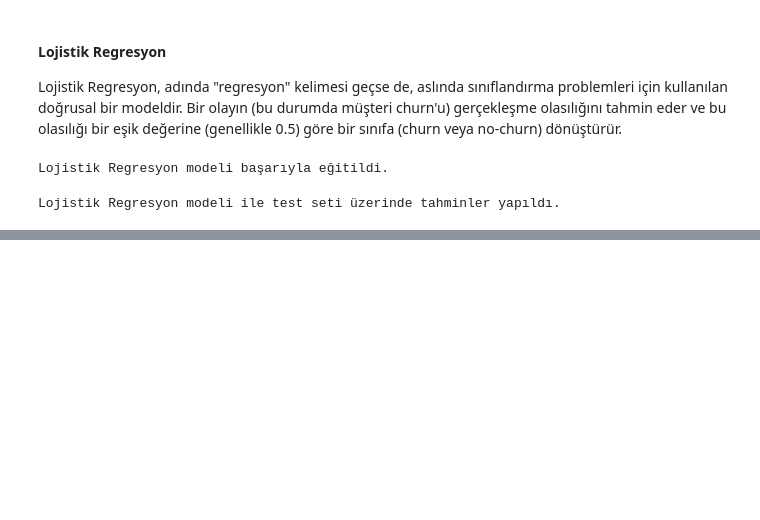
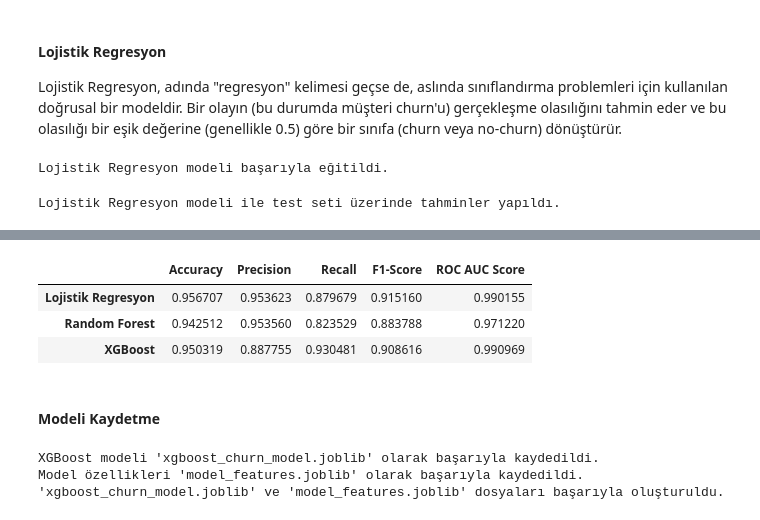
Before and after one commit to kubrademirkaya/customer-churn-analysis-and-prediction-project, a Jupyter notebook: TelcoCustomerNotebook.ipynb, the cells around one changed output, grey strips where cells are left out. Saved outputs shown, nothing was run; the diff lists cells and outputs as text; code cells hidden in the pictures; blank space fills up the shorter version.

```diff
--- a/TelcoCustomerNotebook.ipynb
+++ b/TelcoCustomerNotebook.ipynb
@@ -971,0 +1203,46 @@ weighted avg       0.96      0.96      0.96      1409
+# %%
+metrics = ["Accuracy", "Precision", "Recall", "F1-Score", "ROC AUC Score"]
+
+# Her modelin metriklerini bir liste içinde tutalım
+log_reg_metrics = [accuracy_log_reg, precision_log_reg, recall_log_reg, f1_log_reg, roc_auc_log_reg]
+rf_metrics = [accuracy_rf, precision_rf, recall_rf, f1_rf, roc_auc_rf]
+xgb_metrics = [accuracy_xgb, precision_xgb, recall_xgb, f1_xgb, roc_auc_xgb]
+
+# DataFrame'i oluştururken index parametresini kullanalım
+perf_df = pd.DataFrame({
+    "Lojistik Regresyon": log_reg_metrics,
+    "Random Forest": rf_metrics,
+    "XGBoost": xgb_metrics
+}, index=metrics)
+
+perf_df.T
+# %% [output]
+|  | Accuracy | Precision | Recall | F1-Score | ROC AUC Score |
+| Lojistik Regresyon | 0.956707 | 0.953623 | 0.879679 | 0.915160 | 0.990155 |
+| Random Forest | 0.942512 | 0.953560 | 0.823529 | 0.883788 | 0.971220 |
+| XGBoost | 0.950319 | 0.887755 | 0.930481 | 0.908616 | 0.990969 |
+# %% [markdown]
+#### Modeli Kaydetme
+# %%
+# Modeli kaydetmek istediğimiz dosya adını belirleyiyoruz
+model_filename = 'xgboost_churn_model.joblib'
+# Özellik isimlerini de kaydediyoruz
+feature_names_filename = 'model_features.joblib'
+
+# Modeli kaydediyoruz
+joblib.dump(xgb_model, model_filename)
+print(f"XGBoost modeli '{model_filename}' olarak başarıyla kaydedildi.")
+
+# Eğitimde kullanılan özellik isimlerini de kaydediyoruz
+# X_train bir DataFrame olduğu için kolon isimlerini alabiliriz.
+model_features = X_train.columns.tolist()
+joblib.dump(model_features, feature_names_filename)
+print(f"Model özellikleri '{feature_names_filename}' olarak başarıyla kaydedildi.")
+
+# Kaydedilen dosyaların varlığını kontrol edelim (isteğe bağlı)
+if os.path.exists(model_filename) and os.path.exists(feature_names_filename):
+    print(f"'{model_filename}' ve '{feature_names_filename}' dosyaları başarıyla oluşturuldu.")
+# %% [output]
+XGBoost modeli 'xgboost_churn_model.joblib' olarak başarıyla kaydedildi.
+Model özellikleri 'model_features.joblib' olarak başarıyla kaydedildi.
+'xgboost_churn_model.joblib' ve 'model_features.joblib' dosyaları başarıyla oluşturuldu.
```
Also changed, not shown: parts of 15 cells of this notebook.
